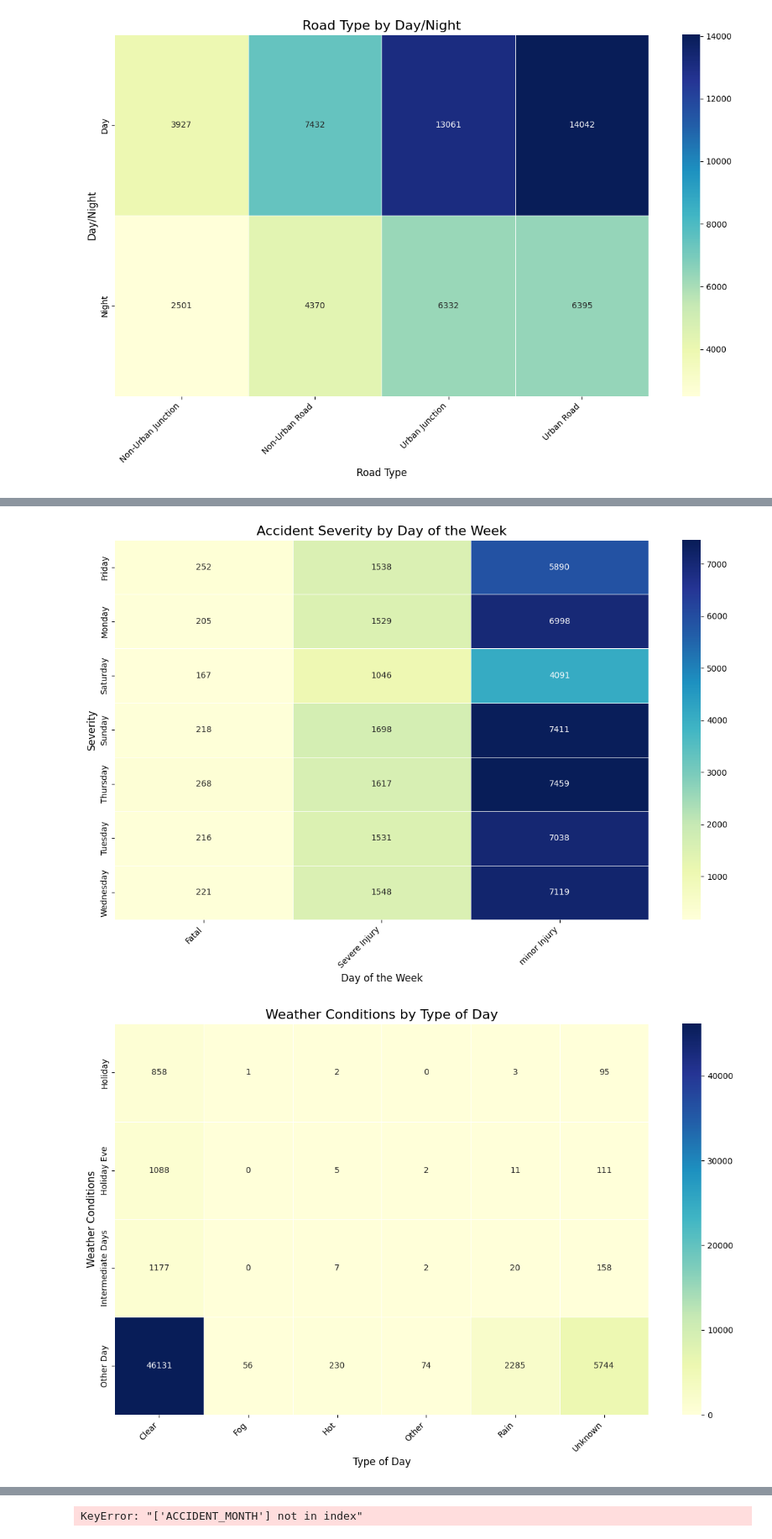
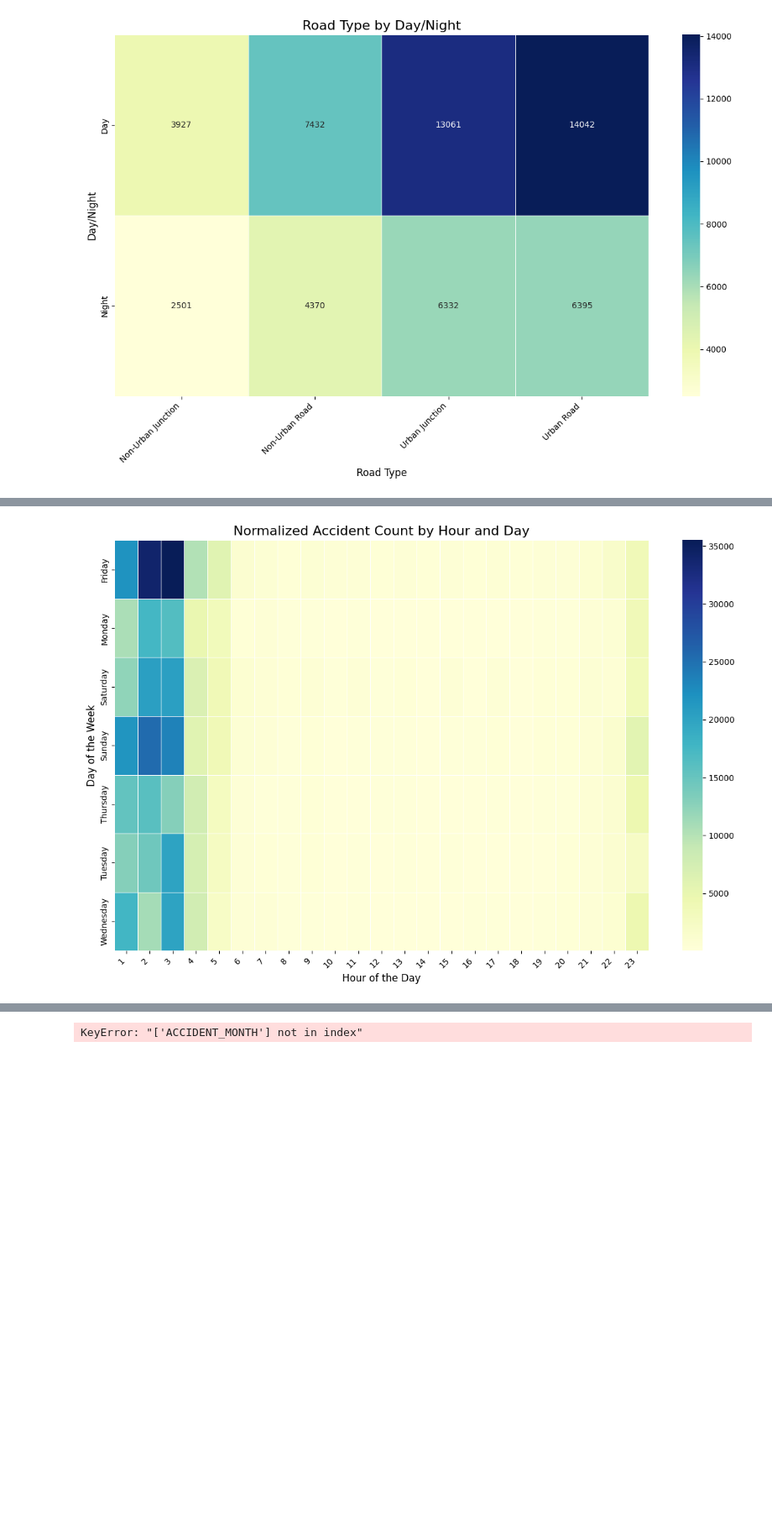
Before and after one commit to zaurusman/Project-RideShare, a Jupyter notebook: project_rIdeshare.ipynb, the cells around one changed output, grey strips where cells are left out. Shown at 84% size. Saved outputs shown, nothing was run; the diff lists cells and outputs as text; code cells hidden in the pictures; blank space fills up the shorter version.

Commit message:
shira hour of the day normalized

```diff
--- a/project_rIdeshare.ipynb
+++ b/project_rIdeshare.ipynb
@@ -679,85 +681,55 @@ import pandas as pd
 import matplotlib.pyplot as plt
 import seaborn as sns
 
-# Distribution of drivers per hour (example data based on the graph)
-# Replace these values with accurate data extracted from the graph.
+# Driver distribution based on provided data
 driver_distribution = {
-    0: 0.02, 1: 0.01, 2: 0.01, 3: 0.01, 4: 0.01, 5: 0.03, 6: 0.05,
-    7: 0.08, 8: 0.1, 9: 0.09, 10: 0.08, 11: 0.07, 12: 0.06, 13: 0.06,
-    14: 0.07, 15: 0.08, 16: 0.09, 17: 0.1, 18: 0.12, 19: 0.11, 20: 0.09,
-    21: 0.07, 22: 0.05, 23: 0.03
+    0: 0.005, 1: 0.003, 2: 0.002, 3: 0.002, 4: 0.004, 5: 0.012, 6: 0.03,
+    7: 0.06, 8: 0.07, 9: 0.065, 10: 0.065, 11: 0.065, 12: 0.065, 13: 0.065,
+    14: 0.065, 15: 0.065, 16: 0.065, 17: 0.065, 18: 0.06, 19: 0.05, 20: 0.035,
+    21: 0.025, 22: 0.015, 23: 0.008
 }
 
 # Normalize accident counts based on driver distribution
 def normalize_by_driver_distribution(data, hour_column, distribution):
+    data = data.copy()
+
     # Ensure hour column is numeric
     data[hour_column] = pd.to_numeric(data[hour_column], errors='coerce').fillna(-1).astype(int)
 
-    # Filter out invalid hours
+    # Filter valid hours and calculate normalization factor
     data = data[data[hour_column].between(0, 23)]
+    data['Normalization_Factor'] = data[hour_column].map(distribution)
 
-    # Add a new column for normalized counts
-    data['Normalized_Count'] = data[hour_column].map(distribution) * len(data) / sum(distribution.values())
+    # Normalize accident counts
+    data['Normalized_Count'] = data['Normalization_Factor'].apply(lambda x: 1 / x if x > 0 else 0)
     return data
 
-# Function to generate a normalized heatmap for accidents by hour
-def generate_normalized_hour_heatmap(data, feature_x, feature_y, hour_column, title, x_label, y_label, figsize=(12, 8)):
+# Function to generate normalized heatmap for "Hour of the Day by Day of the Week"
+def generate_normalized_hour_day_heatmap(data, hour_column, day_column, title, x_label, y_label, figsize=(12, 8)):
     # Normalize data by driver distribution
     data = normalize_by_driver_distribution(data, hour_column, driver_distribution)
 
     # Create a pivot table
-    pivot_table = data.groupby([feature_x, feature_y])['Normalized_Count'].sum().unstack(fill_value=0)
+    pivot_table = data.groupby([day_column, hour_column])['Normalized_Count'].sum().unstack(fill_value=0)
 
     # Plot the heatmap
     plt.figure(figsize=figsize)
-    sns.heatmap(pivot_table, annot=True, fmt=".1f", cmap="YlGnBu", linewidths=.5)
+    sns.heatmap(pivot_table, annot=False, cmap="YlGnBu", linewidths=.5)
     plt.title(title, fontsize=16)
     plt.xlabel(x_label, fontsize=12)
     plt.ylabel(y_label, fontsize=12)
     plt.xticks(rotation=45, ha="right")
     plt.tight_layout()
     plt.show()
 
-# Function to generate heatmaps for other graphs (without normalization)
-def generate_heatmap(data, feature_x, feature_y, title, x_label, y_label, figsize=(12, 8)):
-    # Filter relevant columns and drop missing values
-    heatmap_data = data[[feature_x, feature_y]].dropna()
-
-    # Create a pivot table
-    pivot_table = heatmap_data.groupby([feature_x, feature_y]).size().unstack(fill_value=0)
-
-    # Plot the heatmap
-    plt.figure(figsize=figsize)
-    sns.heatmap(pivot_table, annot=True, fmt="d", cmap="YlGnBu", linewidths=.5)
-    plt.title(title, fontsize=16)
-    plt.xlabel(x_label, fontsize=12)
-    plt.ylabel(y_label, fontsize=12)
-    plt.xticks(rotation=45, ha="right")
-    plt.tight_layout()
-    plt.show()
-
-# Generate heatmaps for combined data
-for feature_x, feature_y, title, x_label, y_label in feature_pairs:
-    if feature_x == 'SHAA' and feature_y == 'HUMRAT_TEUNA':  # Normalize only the "hour of the day" heatmap
-        generate_normalized_hour_heatmap(
-            combined_data_mapped,
-            feature_x,
-            feature_y,
-            'SHAA',
-            "Normalized Accident Severity by Hour of the Day",
-            x_label,
-            y_label
-        )
-    else:
-        # Generate other heatmaps as they are
-        generate_heatmap(
-            combined_data_mapped,
-            feature_x,
-            feature_y,
-            title,
-            x_label,
-            y_label
-        )
+# Only generate the normalized heatmap for "Hour of the Day by Day of the Week"
+generate_normalized_hour_day_heatmap(
+    combined_data_mapped,
+    hour_column='SHAA',        # Hour of the day
+    day_column='YOM_BASHAVUA',  # Day of the week
+    title="Normalized Accident Count by Hour and Day",
+    x_label="Hour of the Day",
+    y_label="Day of the Week"
+)
 # %% [output]
-[figure, old version]
+[figure, new version]
-[figure, removed]
```
Also changed, not shown: parts of 2 cells of this notebook.
